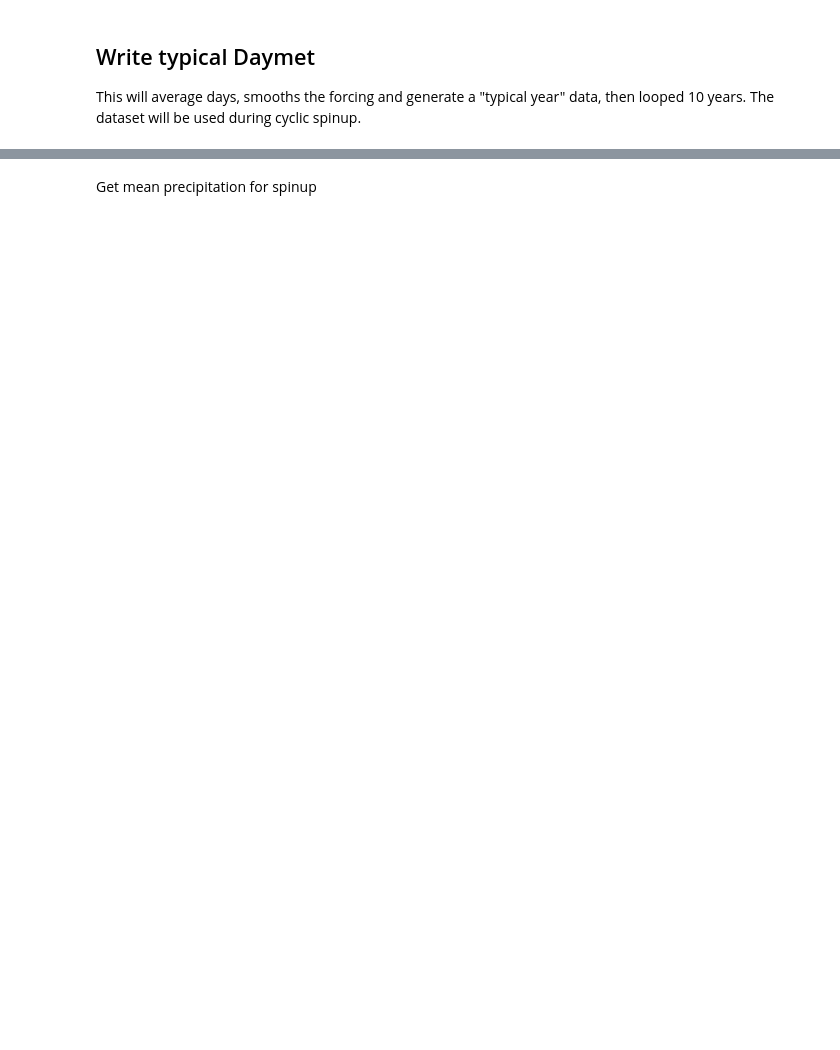
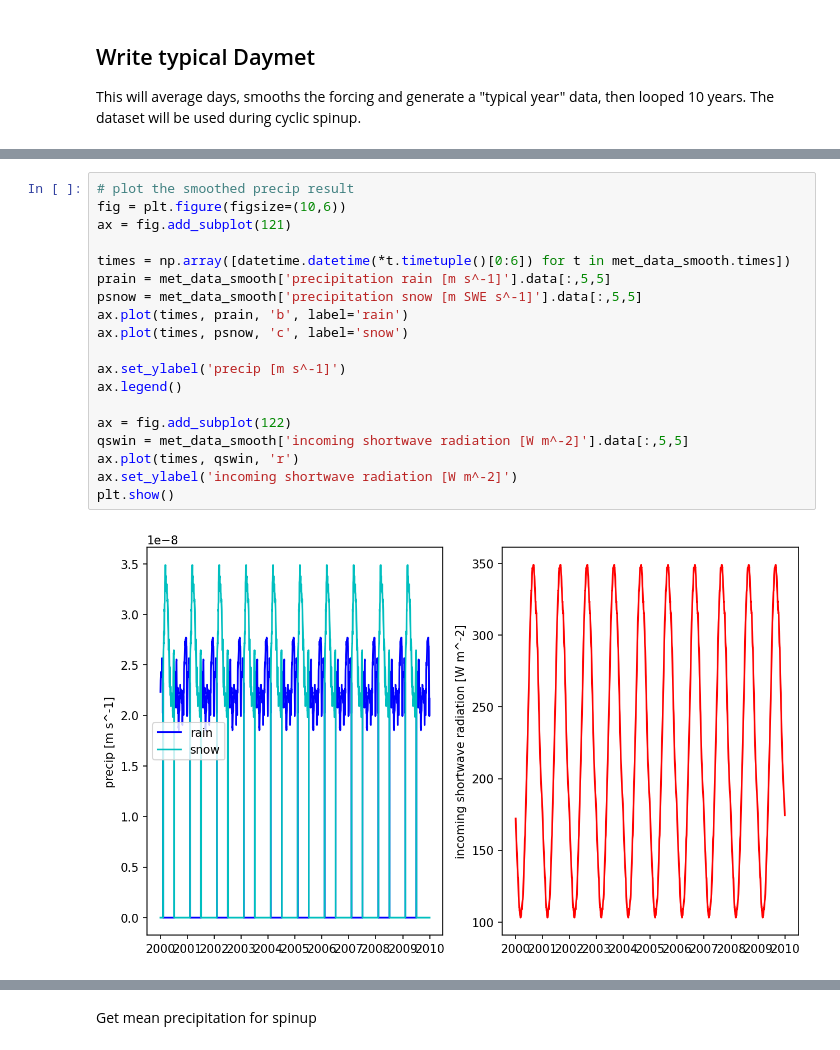
Before and after one commit to pinshuai/ats-workflow, a Jupyter notebook: src/chapters/2-daymet.ipynb, the cells around one changed output, grey strips where cells are left out. Saved outputs shown, nothing was run; the diff lists cells and outputs as text; blank space fills up the shorter version.

```diff
--- a/src/chapters/2-daymet.ipynb
+++ b/src/chapters/2-daymet.ipynb
@@ -192,0 +211,21 @@ watershed_workflow.io.write_dataset_to_hdf5(config['daymet_typical_filename'], m
+# %%
+# plot the smoothed precip result
+fig = plt.figure(figsize=(10,6))
+ax = fig.add_subplot(121)
+
+times = np.array([datetime.datetime(*t.timetuple()[0:6]) for t in met_data_smooth.times])
+prain = met_data_smooth['precipitation rain [m s^-1]'].data[:,5,5]
+psnow = met_data_smooth['precipitation snow [m SWE s^-1]'].data[:,5,5]
+ax.plot(times, prain, 'b', label='rain')
+ax.plot(times, psnow, 'c', label='snow')
+
+ax.set_ylabel('precip [m s^-1]')
+ax.legend()
+
+ax = fig.add_subplot(122)
+qswin = met_data_smooth['incoming shortwave radiation [W m^-2]'].data[:,5,5]
+ax.plot(times, qswin, 'r')
+ax.set_ylabel('incoming shortwave radiation [W m^-2]')
+plt.show()
+# %% [output]
+[figure, added]
```
Also changed, not shown: parts of 13 cells of this notebook.
